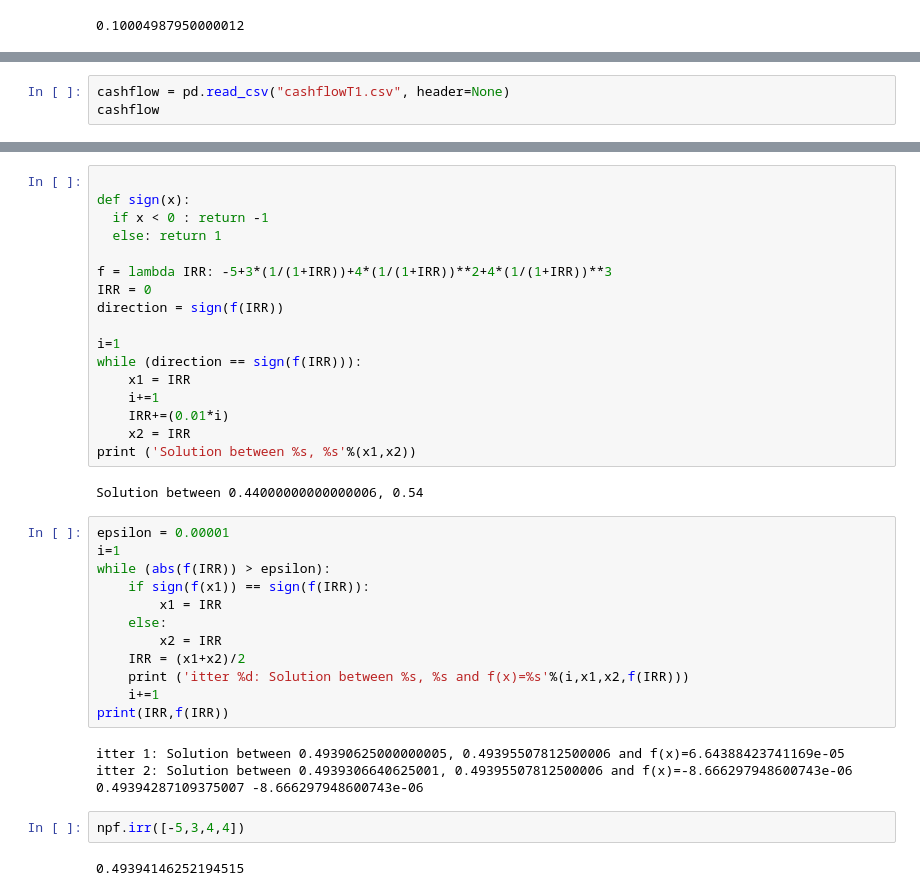
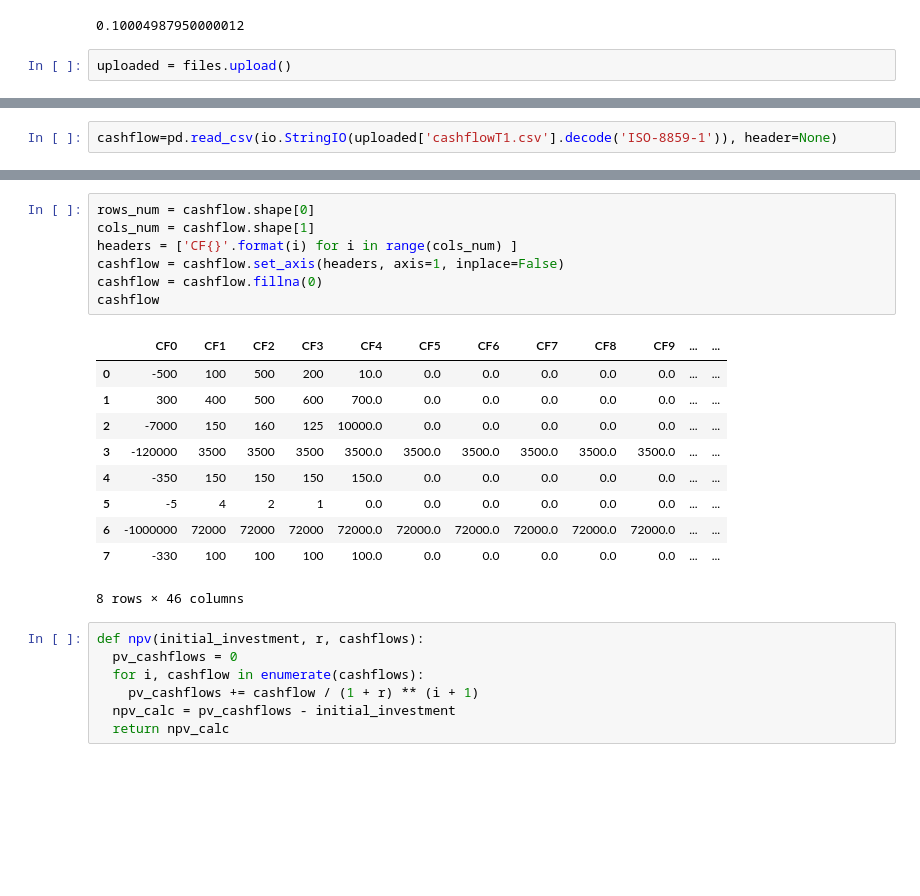
Before and after one commit to DimaFrank/Financial_Math, a Jupyter notebook: IRR&NPV.ipynb, the cells around one changed output, grey strips where cells are left out. Cells and saved outputs as stored; diff of their text form; blank space fills up the shorter version.

```diff
--- a/IRR&NPV.ipynb
+++ b/IRR&NPV.ipynb
@@ -25,3 +36,5 @@ rate = df.iat[1,2]
 rate
 # %% [output]
 0.10004987950000012
+# %%
+uploaded = files.upload()
@@ -28,3 +44,2 @@ rate
 # %%
-cashflow = pd.read_csv("cashflowT1.csv", header=None)
-cashflow
+cashflow=pd.read_csv(io.StringIO(uploaded['cashflowT1.csv'].decode('ISO-8859-1')), header=None)
@@ -42,39 +46,25 @@ cashflow
-# %%
-
-def sign(x):
-  if x < 0 : return -1
-  else: return 1
-
-f = lambda IRR: -5+3*(1/(1+IRR))+4*(1/(1+IRR))**2+4*(1/(1+IRR))**3
-IRR = 0
-direction = sign(f(IRR))
-
-i=1
-while (direction == sign(f(IRR))):
-    x1 = IRR
-    i+=1
-    IRR+=(0.01*i)
-    x2 = IRR
-print ('Solution between %s, %s'%(x1,x2))
-# %% [output]
-Solution between 0.44000000000000006, 0.54
-# %%
-epsilon = 0.00001
-i=1
-while (abs(f(IRR)) > epsilon):
-    if sign(f(x1)) == sign(f(IRR)):
-        x1 = IRR
-    else:
-        x2 = IRR
-    IRR = (x1+x2)/2
-    print ('itter %d: Solution between %s, %s and f(x)=%s'%(i,x1,x2,f(IRR)))
-    i+=1
-print(IRR,f(IRR))
-# %% [output]
-itter 1: Solution between 0.49390625000000005, 0.49395507812500006 and f(x)=6.64388423741169e-05
-itter 2: Solution between 0.4939306640625001, 0.49395507812500006 and f(x)=-8.666297948600743e-06
-0.49394287109375007 -8.666297948600743e-06
-# %%
-npf.irr([-5,3,4,4])
-# %% [output]
-0.49394146252194515
+# %%
+rows_num = cashflow.shape[0]
+cols_num = cashflow.shape[1]
+headers = ['CF{}'.format(i) for i in range(cols_num) ]
+cashflow = cashflow.set_axis(headers, axis=1, inplace=False)
+cashflow = cashflow.fillna(0)
+cashflow
+# %% [output]
+|  | CF0 | CF1 | CF2 | CF3 | CF4 | CF5 | CF6 | CF7 | CF8 | CF9 | ... | ... |
+| 0 | -500 | 100 | 500 | 200 | 10.0 | 0.0 | 0.0 | 0.0 | 0.0 | 0.0 | ... | ... |
+| 1 | 300 | 400 | 500 | 600 | 700.0 | 0.0 | 0.0 | 0.0 | 0.0 | 0.0 | ... | ... |
+| 2 | -7000 | 150 | 160 | 125 | 10000.0 | 0.0 | 0.0 | 0.0 | 0.0 | 0.0 | ... | ... |
+| 3 | -120000 | 3500 | 3500 | 3500 | 3500.0 | 3500.0 | 3500.0 | 3500.0 | 3500.0 | 3500.0 | ... | ... |
+| 4 | -350 | 150 | 150 | 150 | 150.0 | 0.0 | 0.0 | 0.0 | 0.0 | 0.0 | ... | ... |
+| 5 | -5 | 4 | 2 | 1 | 0.0 | 0.0 | 0.0 | 0.0 | 0.0 | 0.0 | ... | ... |
+| 6 | -1000000 | 72000 | 72000 | 72000 | 72000.0 | 72000.0 | 72000.0 | 72000.0 | 72000.0 | 72000.0 | ... | ... |
+| 7 | -330 | 100 | 100 | 100 | 100.0 | 0.0 | 0.0 | 0.0 | 0.0 | 0.0 | ... | ... |
+8 rows × 46 columns
+# %%
+def npv(initial_investment, r, cashflows):
+  pv_cashflows = 0
+  for i, cashflow in enumerate(cashflows):
+    pv_cashflows += cashflow / (1 + r) ** (i + 1)
+  npv_calc = pv_cashflows - initial_investment
+  return npv_calc
```
Also changed, not shown: parts of 8 cells of this notebook.
